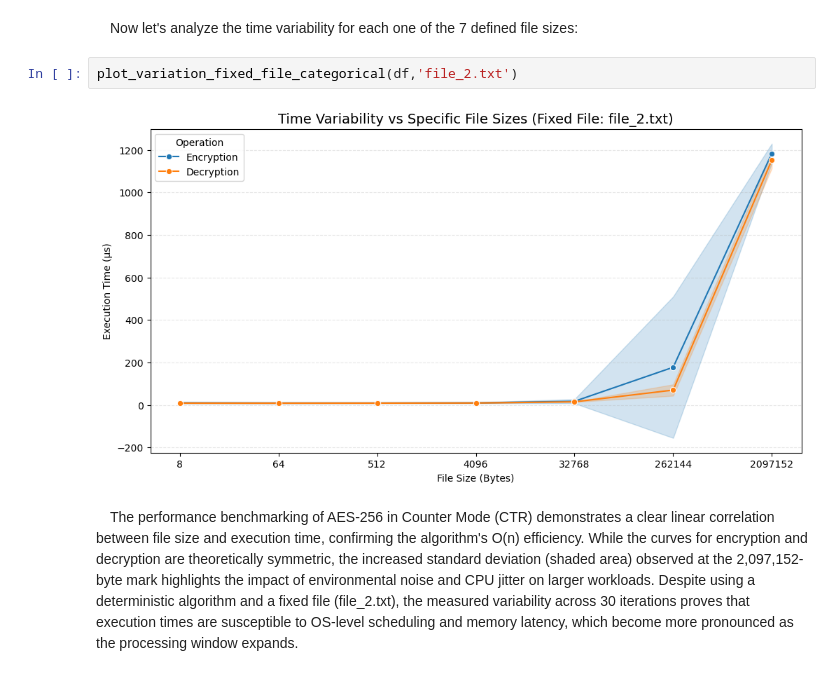
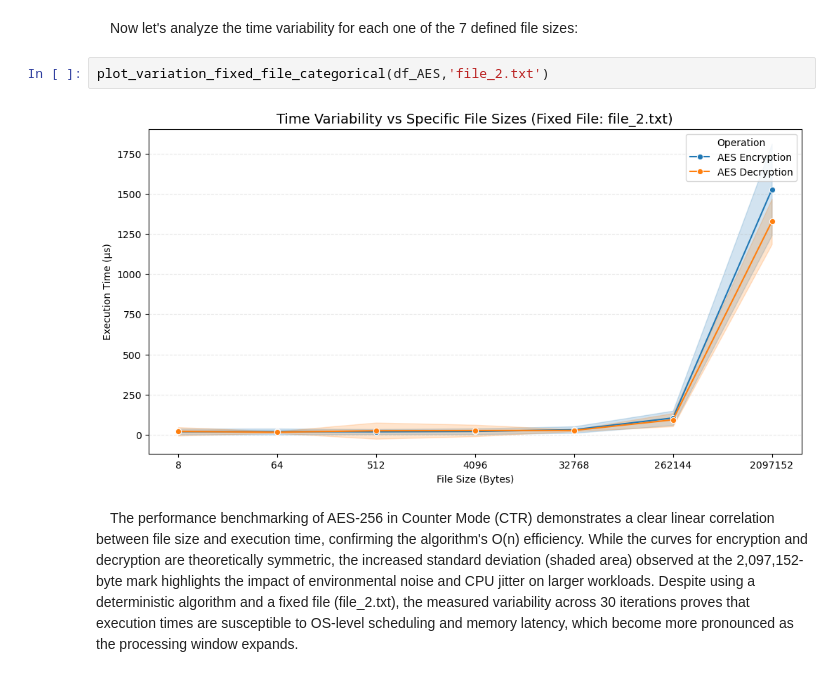
Before and after one commit to amandacalu/SeP-TP1, a Jupyter notebook: 04 - notebooks/assigment1.ipynb, the cells around one changed output. Drawn from its saved outputs; the diff is of its cells as text.

```diff
--- a/04 - notebooks/assigment1.ipynb
+++ b/04 - notebooks/assigment1.ipynb
@@ -59,9 +56,9 @@ plot_variation_same_file(df, 32768, 'file_2.txt')
 # %% [markdown]
 &emsp;Now let's analyze the time variability for each one of the 7 defined file sizes:
 # %%
-plot_variation_fixed_file_categorical(df,'file_2.txt')
+plot_variation_fixed_file_categorical(df_AES,'file_2.txt')
 # %% [output]
-[figure, old version]
+[figure, new version]
 # %% [markdown]
 &emsp;The performance benchmarking of AES-256 in Counter Mode (CTR) demonstrates a clear linear correlation between file size and execution time, confirming the algorithm's O(n) efficiency. While the curves for encryption and decryption are theoretically symmetric, the increased standard deviation (shaded area) observed at the 2,097,152-byte mark highlights the impact of environmental noise and CPU jitter on larger workloads. Despite using a deterministic algorithm and a fixed file (file_2.txt), the measured variability across 30 iterations proves that execution times are susceptible to OS-level scheduling and memory latency, which become more pronounced as the processing window expands.
 # %% [markdown]
```
Also changed, not shown: parts of 18 cells of this notebook, 2 other files.
